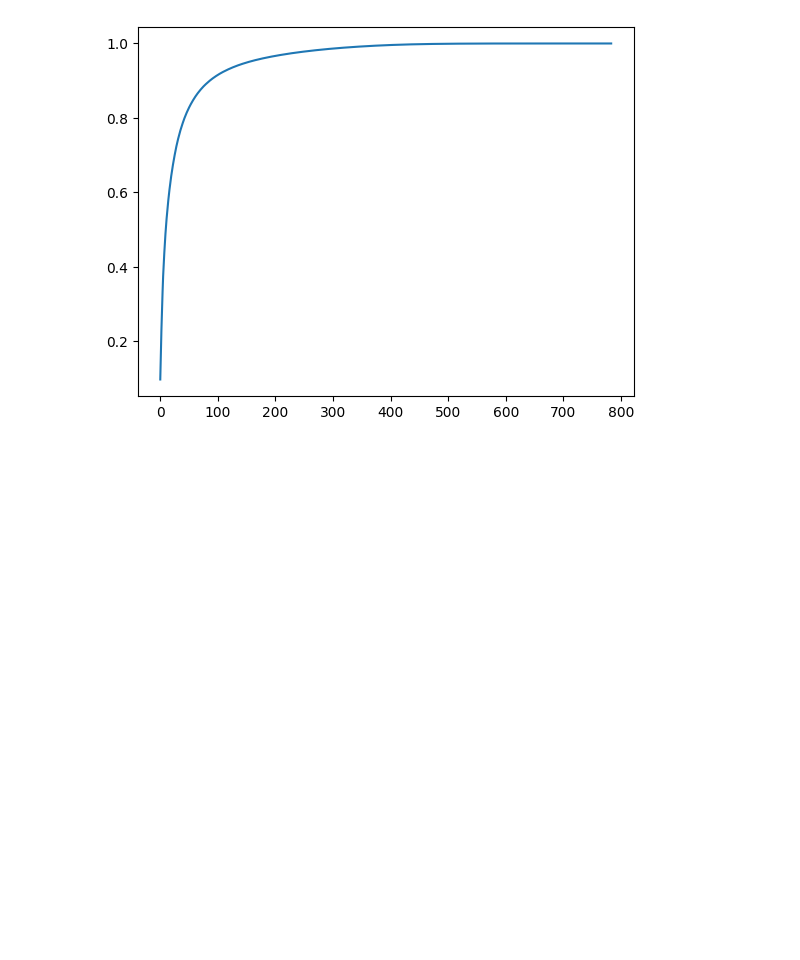
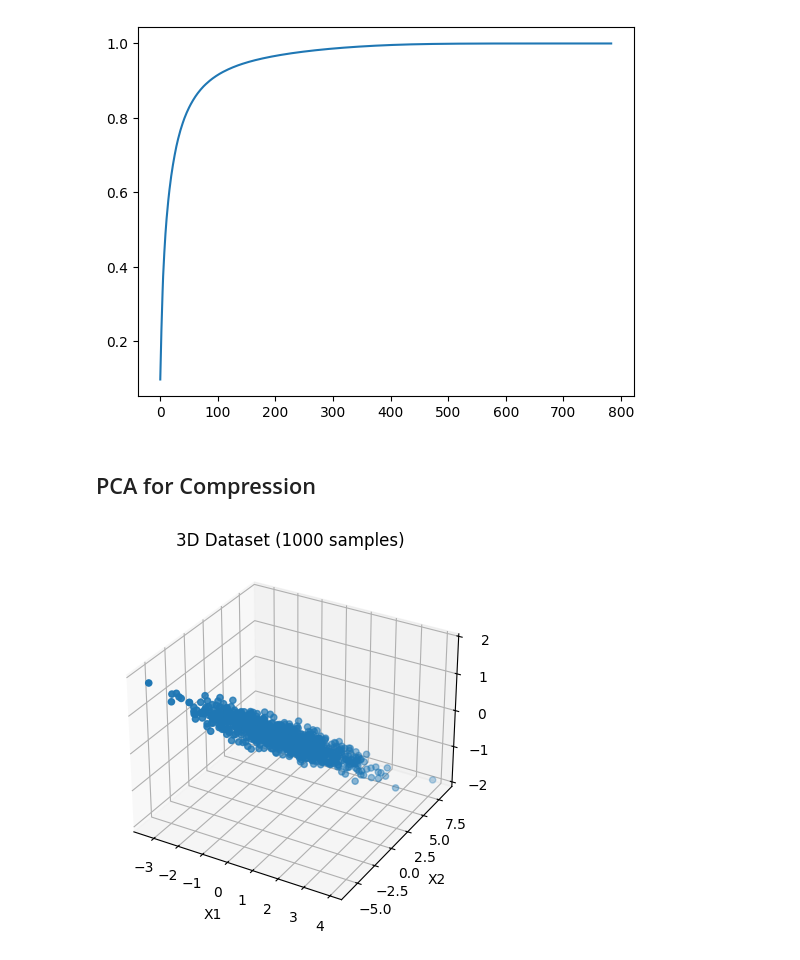
Before and after one commit to TaMaN2031A/data-yard, a Jupyter notebook: Hands on Machine Learning Book/CH8.ipynb, the cells around one changed output. Cells and saved outputs as stored; diff of their text form; code cells hidden in the pictures; blank space fills up the shorter version.

```diff
--- a/Hands on Machine Learning Book/CH8.ipynb
+++ b/Hands on Machine Learning Book/CH8.ipynb
@@ -177,3 +177,26 @@ plt.plot(cumsum)
 # %% [output]
 [<matplotlib.lines.Line2D at 0x...>]
 [figure]
+# %% [markdown]
+## PCA for Compression
+# %%
+# difference between org and recovered => reconstruction error
+x_recovered = pca.inverse_transform(x2d)
+# %%
+import numpy as np
+import matplotlib.pyplot as plt
+from mpl_toolkits.mplot3d import Axes3D
+
+fig = plt.figure()
+ax = fig.add_subplot(111, projection='3d')
+
+ax.scatter(x_recovered[:,0], x_recovered[:,1], x_recovered[:,2])
+
+ax.set_xlabel('X1')
+ax.set_ylabel('X2')
+ax.set_zlabel('X3')
+
+plt.title("3D Dataset (1000 samples)")
+plt.show()
+# %% [output]
+[figure, added]
```
Also changed, not shown: parts of 1 cell of this notebook.
